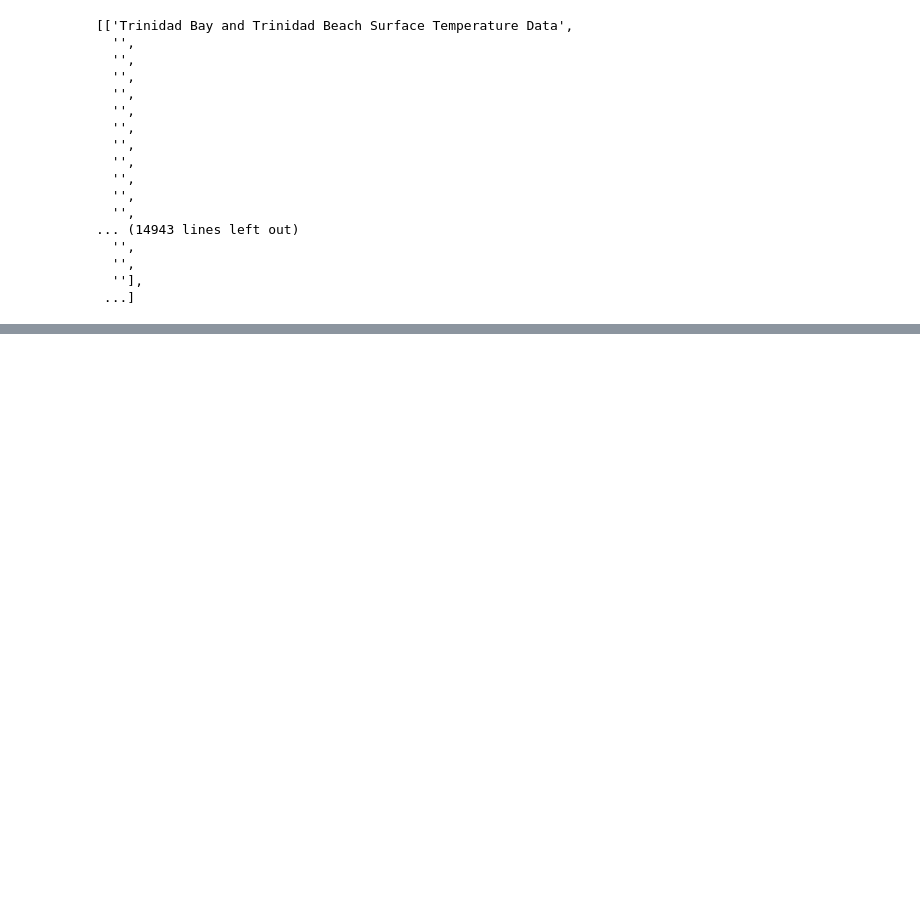
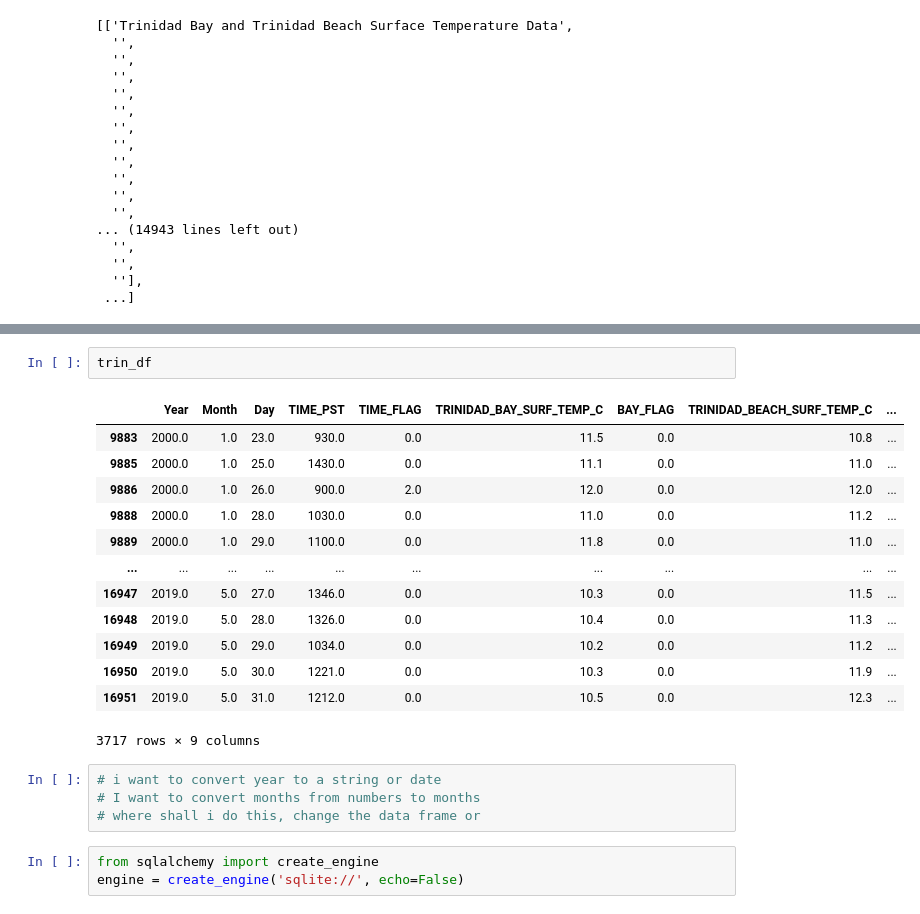
Before and after one commit to cynthiakellogg/california-ocean-temps, a Jupyter notebook: oceans_notebook.ipynb, the cells around one changed output, grey strips where cells are left out. Saved outputs shown, nothing was run; the diff lists cells and outputs as text; blank space fills up the shorter version.

```diff
--- a/oceans_notebook.ipynb
+++ b/oceans_notebook.ipynb
@@ -126,0 +172,23 @@ trinidad_temp_df
+# %%
+trin_df
+# %% [output]
+|  | Year | Month | Day | TIME_PST | TIME_FLAG | TRINIDAD_BAY_SURF_TEMP_C | BAY_FLAG | TRINIDAD_BEACH_SURF_TEMP_C | ... |
+| 9883 | 2000.0 | 1.0 | 23.0 | 930.0 | 0.0 | 11.5 | 0.0 | 10.8 | ... |
+| 9885 | 2000.0 | 1.0 | 25.0 | 1430.0 | 0.0 | 11.1 | 0.0 | 11.0 | ... |
+| 9886 | 2000.0 | 1.0 | 26.0 | 900.0 | 2.0 | 12.0 | 0.0 | 12.0 | ... |
+| 9888 | 2000.0 | 1.0 | 28.0 | 1030.0 | 0.0 | 11.0 | 0.0 | 11.2 | ... |
+| 9889 | 2000.0 | 1.0 | 29.0 | 1100.0 | 0.0 | 11.8 | 0.0 | 11.0 | ... |
+| ... | ... | ... | ... | ... | ... | ... | ... | ... | ... |
+| 16947 | 2019.0 | 5.0 | 27.0 | 1346.0 | 0.0 | 10.3 | 0.0 | 11.5 | ... |
+| 16948 | 2019.0 | 5.0 | 28.0 | 1326.0 | 0.0 | 10.4 | 0.0 | 11.3 | ... |
+| 16949 | 2019.0 | 5.0 | 29.0 | 1034.0 | 0.0 | 10.2 | 0.0 | 11.2 | ... |
+| 16950 | 2019.0 | 5.0 | 30.0 | 1221.0 | 0.0 | 10.3 | 0.0 | 11.9 | ... |
+| 16951 | 2019.0 | 5.0 | 31.0 | 1212.0 | 0.0 | 10.5 | 0.0 | 12.3 | ... |
+3717 rows × 9 columns
+# %%
+# i want to convert year to a string or date
+# I want to convert months from numbers to months
+# where shall i do this, change the data frame or
+# %%
+from sqlalchemy import create_engine
+engine = create_engine('sqlite://', echo=False)
```
Also changed, not shown: parts of 10 cells of this notebook.
